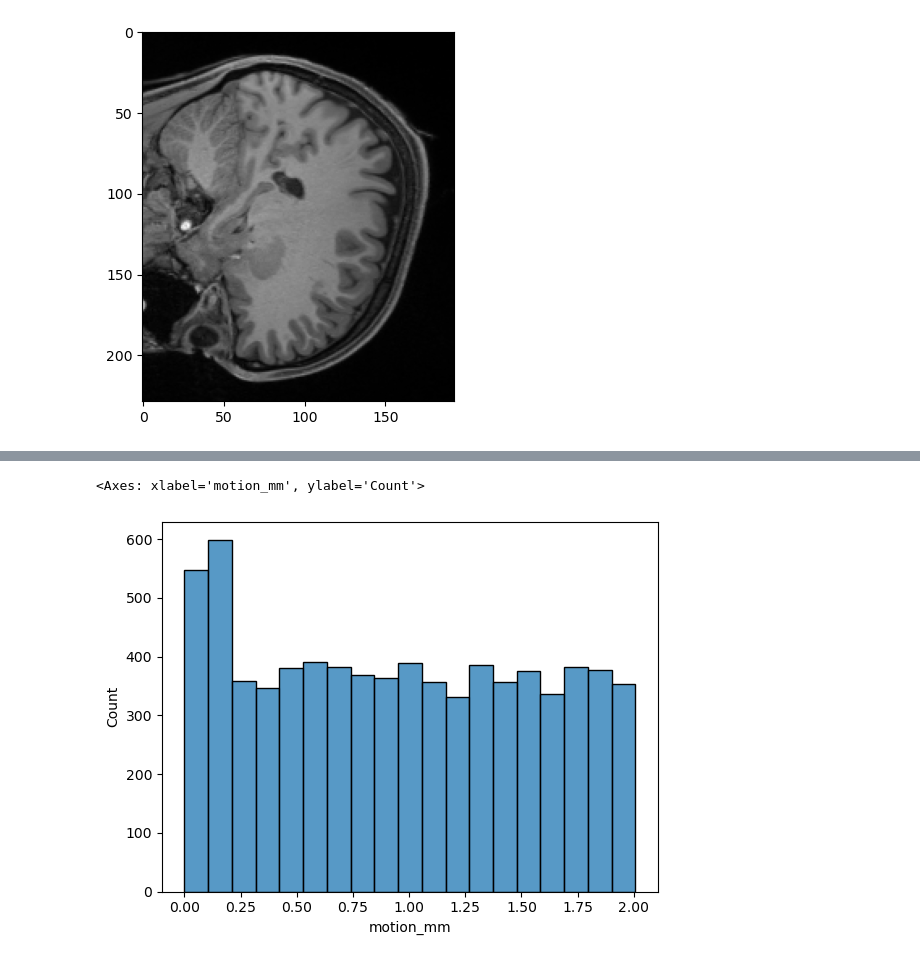
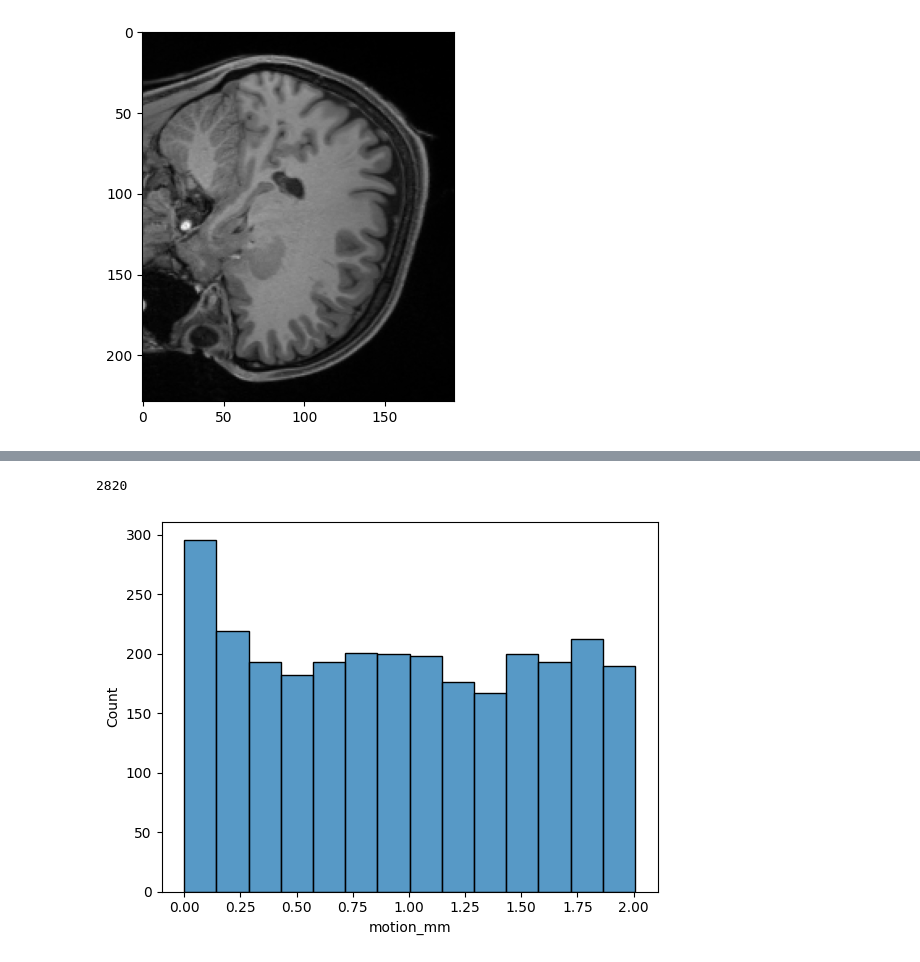
Before and after one commit to chbricout/motiondetector, a Jupyter notebook: notebooks/motion.ipynb, the cells around one changed output, grey strips where cells are left out. Cells and saved outputs as stored; diff of their text form; code cells hidden in the pictures.

```diff
--- a/notebooks/motion.ipynb
+++ b/notebooks/motion.ipynb
@@ -302,6 +80,7 @@ sb.displot(train, x="motion_mm")
 # %%
-val_analysis = pd.read_csv(r"C:\Users\Brico\Downloads\train(6).csv")
+val_analysis = pd.read_csv(r"C:\Users\Brico\Downloads\val(11).csv")
 sb.histplot(val_analysis, x="motion_mm")
+len(val_analysis)
 # %% [output]
-<Axes: xlabel='motion_mm', ylabel='Count'>
+2820
-[figure, old version]
+[figure, new version]
```
Also changed, not shown: parts of 24 cells of this notebook, 13 other files.
